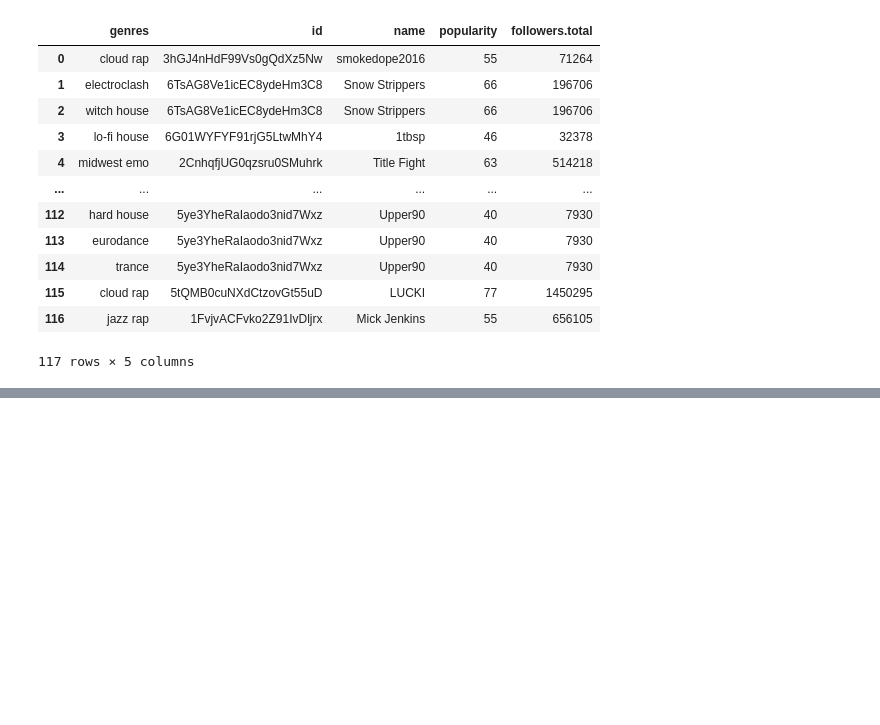
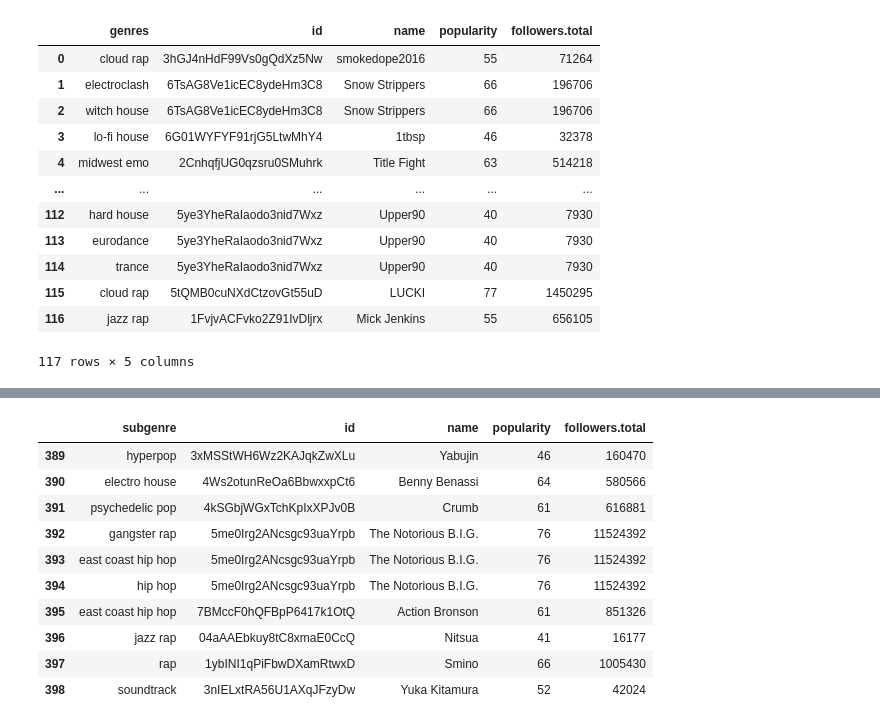
Before and after one commit to spenbernal/Spotify-Listening-History, a Jupyter notebook: Spotify_History.ipynb, the cells around one changed output, grey strips where cells are left out. Saved outputs shown, nothing was run; the diff lists cells and outputs as text; code cells hidden in the pictures; blank space fills up the shorter version.

```diff
--- a/Spotify_History.ipynb
+++ b/Spotify_History.ipynb
@@ -223,3 +177,48 @@ df_artists[df_artists['subgenre'].isna()]
+# %%
+rap_names = ['Isaiah Rashad', 'Kevin Gates', 'Freddie Gibbs', 'Beast Coast',
+             'Mac Miller', 'The Underachievers', 'ScHoolboy Q', 'Tay-K',
+             'Vince Staples','Rae Sremmurd', 'Dave East', 'Logic', 'Cordae',
+             'Riff Raff', 'Flatbush Zombies', 'Kodak Black', 'Smino']
+
+indie_names = ['Vacations', 'Eyedress', 'WILLIS', 'The Simps',
+               'Chance the Rapper','TV Girl', 'Palace', 'Golden Vessel',
+               'Tyler, The Creator', 'Oliver Tree', 'Mind’s Eye',
+               'Gracie Abrams', 'Steve Lacy', 'Current Joys']
+
+electronic_names = ['KAYTRANADA', 'Macabre Plaza', 'LoVibe.']
+house_names = ['Mietze Conte', '49th & Main', 'BL3SS', 'Sango']
+ambient_names = ['C418']
+jazz_names = ['OMA']
+soul_names = ['Free Nationals', 'Bruno Mars', 'Thundercat']
+
+na_mapping = {
+    'rap': rap_names,
+    'indie': indie_names,
+    'electronic': electronic_names,
+    'house': house_names,
+    'ambient': ambient_names,
+    'nu jazz': jazz_names,
+    'soul': soul_names
+
+}
+
+
+for genre, artists in na_mapping.items():
+  df_artists.loc[df_artists['name'].isin(artists), 'subgenre'] = df_artists['subgenre'].fillna(genre)
+
+df_artists.tail(10)
+# %% [output]
+|  | subgenre | id | name | popularity | followers.total |
+| 389 | hyperpop | 3xMSStWH6Wz2KAJqkZwXLu | Yabujin | 46 | 160470 |
+| 390 | electro house | 4Ws2otunReOa6BbwxxpCt6 | Benny Benassi | 64 | 580566 |
+| 391 | psychedelic pop | 4kSGbjWGxTchKpIxXPJv0B | Crumb | 61 | 616881 |
+| 392 | gangster rap | 5me0Irg2ANcsgc93uaYrpb | The Notorious B.I.G. | 76 | 11524392 |
+| 393 | east coast hip hop | 5me0Irg2ANcsgc93uaYrpb | The Notorious B.I.G. | 76 | 11524392 |
+| 394 | hip hop | 5me0Irg2ANcsgc93uaYrpb | The Notorious B.I.G. | 76 | 11524392 |
+| 395 | east coast hip hop | 7BMccF0hQFBpP6417k1OtQ | Action Bronson | 61 | 851326 |
+| 396 | jazz rap | 04aAAEbkuy8tC8xmaE0CcQ | Nitsua | 41 | 16177 |
+| 397 | rap | 1ybINI1qPiFbwDXamRtwxD | Smino | 66 | 1005430 |
+| 398 | soundtrack | 3nIELxtRA56U1AXqJFzyDw | Yuka Kitamura | 52 | 42024 |
 # %%
 df_artists.rename(columns= {'id': 'artist_id', 'name': 'artist', 'followers.total': 'followers'}, inplace= True)
 df_artists
```
Also changed, not shown: parts of 22 cells of this notebook.
